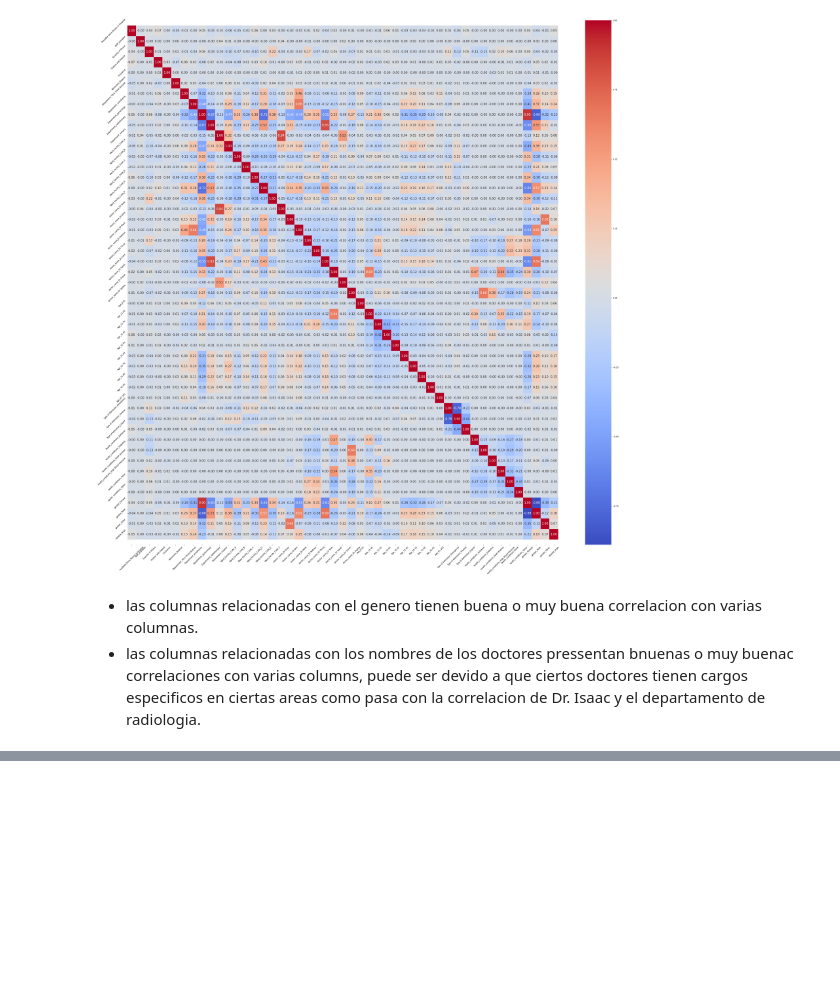
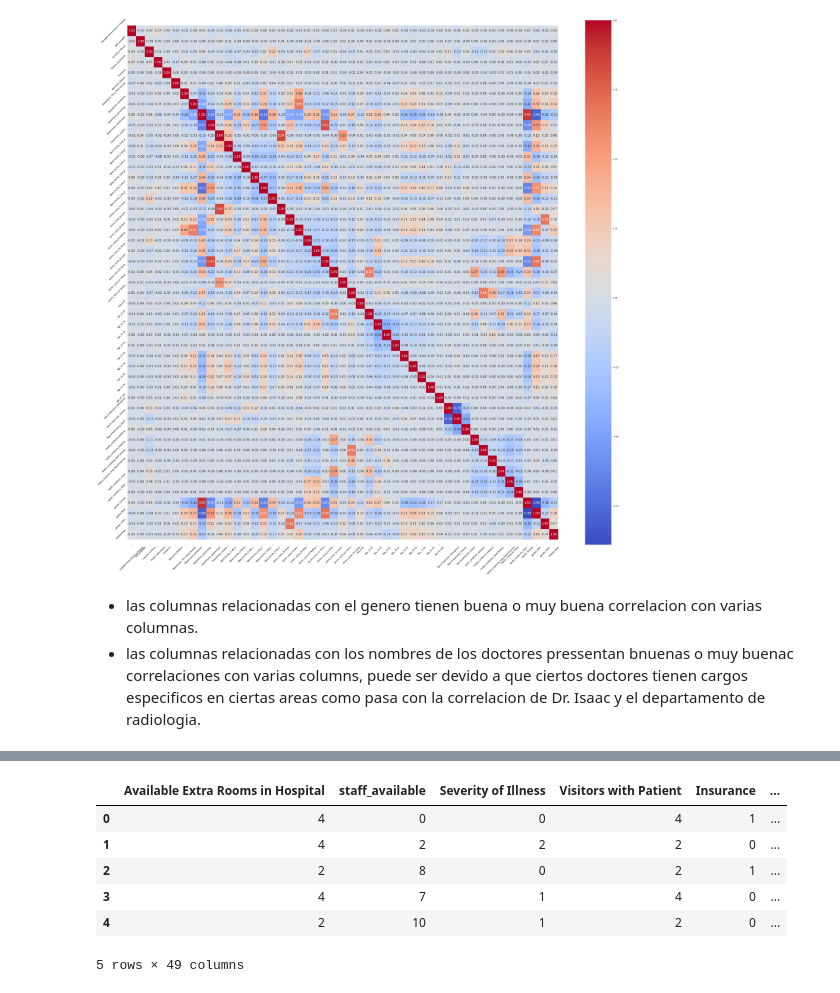
Before and after one commit to Heizhem/Datathon, a Jupyter notebook: feature_ingeneering.ipynb, the cells around one changed output, grey strips where cells are left out. Saved outputs shown, nothing was run; the diff lists cells and outputs as text; code cells hidden in the pictures; blank space fills up the shorter version.

```diff
--- a/feature_ingeneering.ipynb
+++ b/feature_ingeneering.ipynb
@@ -110,3 +53,13 @@ plot_corre_heatmap(corr)
+# %%
+df.head()
+# %% [output]
+|  | Available Extra Rooms in Hospital | staff_available | Severity of Illness | Visitors with Patient | Insurance | ... |
+| 0 | 4 | 0 | 0 | 4 | 1 | ... |
+| 1 | 4 | 2 | 2 | 2 | 0 | ... |
+| 2 | 2 | 8 | 0 | 2 | 1 | ... |
+| 3 | 4 | 7 | 1 | 4 | 0 | ... |
+| 4 | 2 | 10 | 1 | 2 | 0 | ... |
+5 rows × 49 columns
 # %%
 df.shape
 # %% [output]
```
Also changed, not shown: parts of 41 cells of this notebook, 9 other files.
